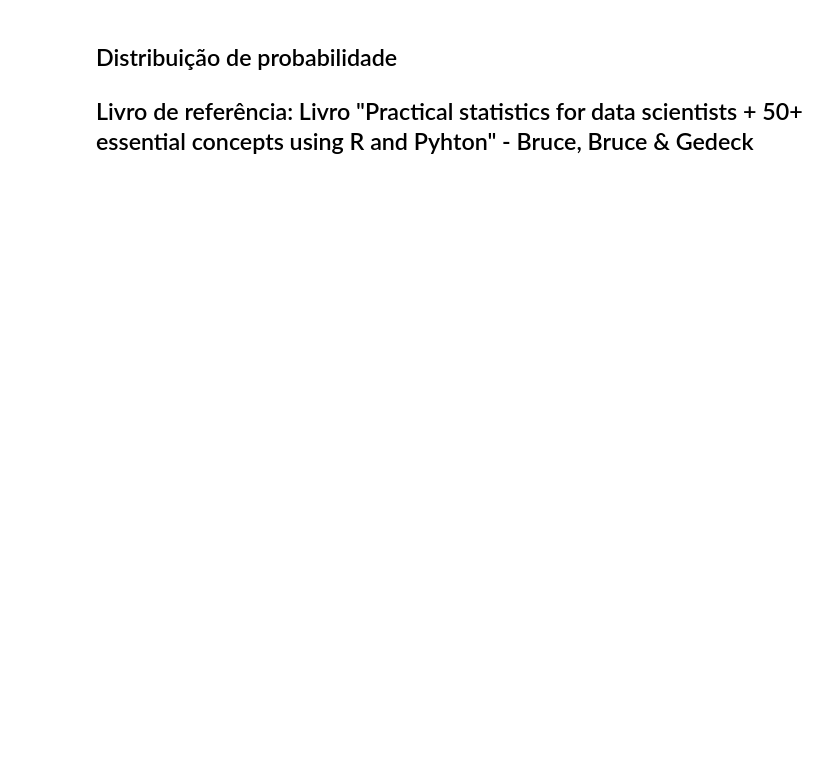
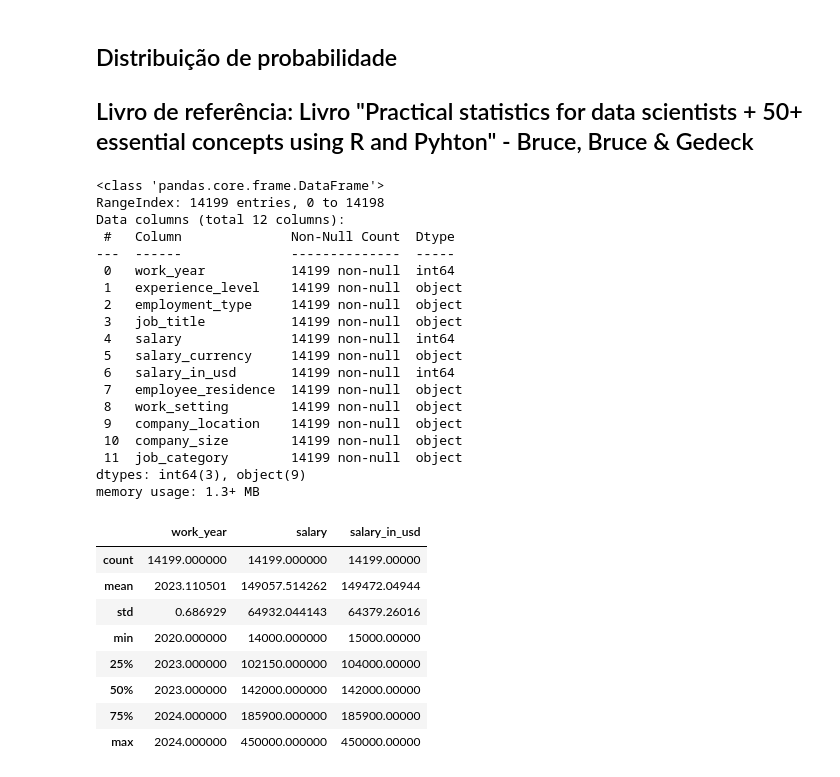
Before and after one commit to blsribeiro83/mba-data-science, a Jupyter notebook: 01-estatistica/02.distribuicao_probabilidade.ipynb, the cells around one changed output. Cells and saved outputs as stored; diff of their text form; code cells hidden in the pictures; blank space fills up the shorter version.

```diff
--- a/01-estatistica/02.distribuicao_probabilidade.ipynb
+++ b/01-estatistica/02.distribuicao_probabilidade.ipynb
@@ -16,0 +49,35 @@
+# %%
+# Reconhecimento inicial
+jobs.shape
+jobs.info()
+jobs.head()
+jobs.describe()
+# %% [output]
+<class 'pandas.core.frame.DataFrame'>
+RangeIndex: 14199 entries, 0 to 14198
+Data columns (total 12 columns):
+ #   Column              Non-Null Count  Dtype
+---  ------              --------------  -----
+ 0   work_year           14199 non-null  int64
+ 1   experience_level    14199 non-null  object
+ 2   employment_type     14199 non-null  object
+ 3   job_title           14199 non-null  object
+ 4   salary              14199 non-null  int64
+ 5   salary_currency     14199 non-null  object
+ 6   salary_in_usd       14199 non-null  int64
+ 7   employee_residence  14199 non-null  object
+ 8   work_setting        14199 non-null  object
+ 9   company_location    14199 non-null  object
+ 10  company_size        14199 non-null  object
+ 11  job_category        14199 non-null  object
+dtypes: int64(3), object(9)
+memory usage: 1.3+ MB
+|  | work_year | salary | salary_in_usd |
+| count | 14199.000000 | 14199.000000 | 14199.00000 |
+| mean | 2023.110501 | 149057.514262 | 149472.04944 |
+| std | 0.686929 | 64932.044143 | 64379.26016 |
+| min | 2020.000000 | 14000.000000 | 15000.00000 |
+| 25% | 2023.000000 | 102150.000000 | 104000.00000 |
+| 50% | 2023.000000 | 142000.000000 | 142000.00000 |
+| 75% | 2024.000000 | 185900.000000 | 185900.00000 |
+| max | 2024.000000 | 450000.000000 | 450000.00000 |
```
Also changed, not shown: parts of 15 cells of this notebook, 1 other file.
